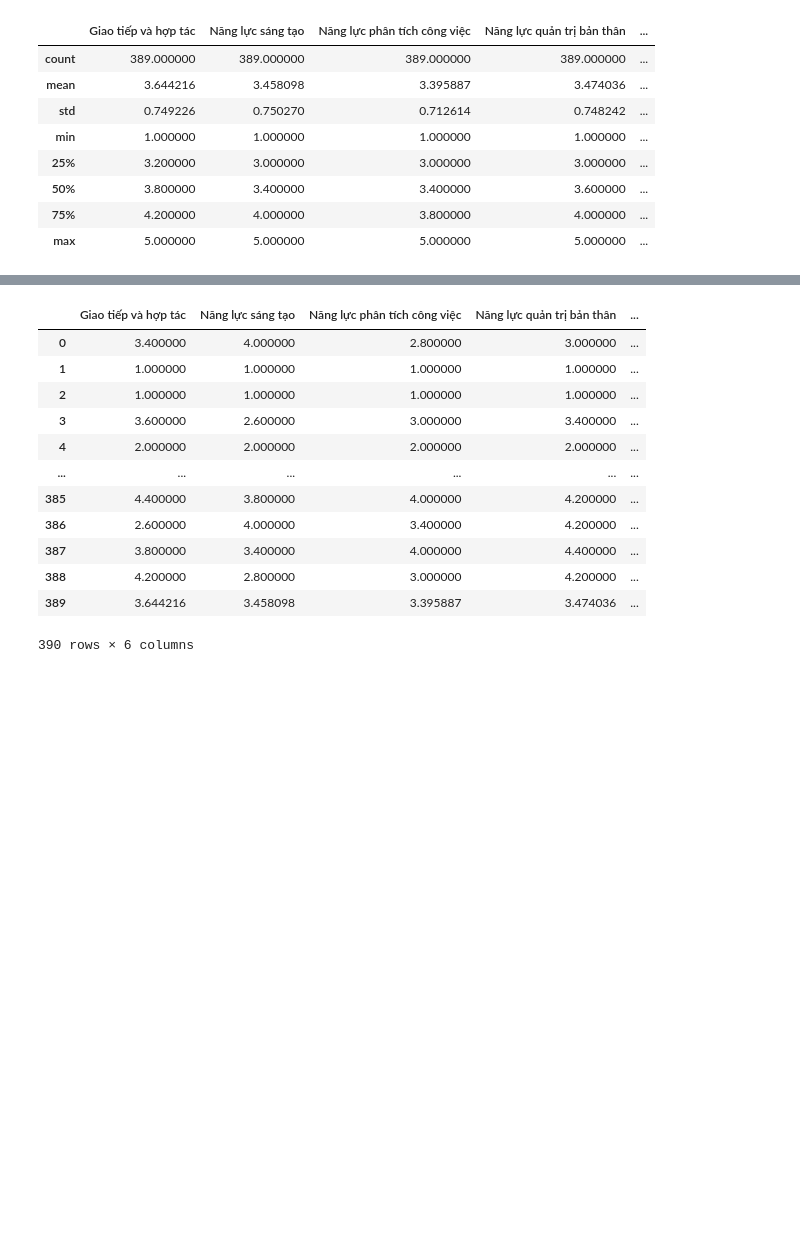
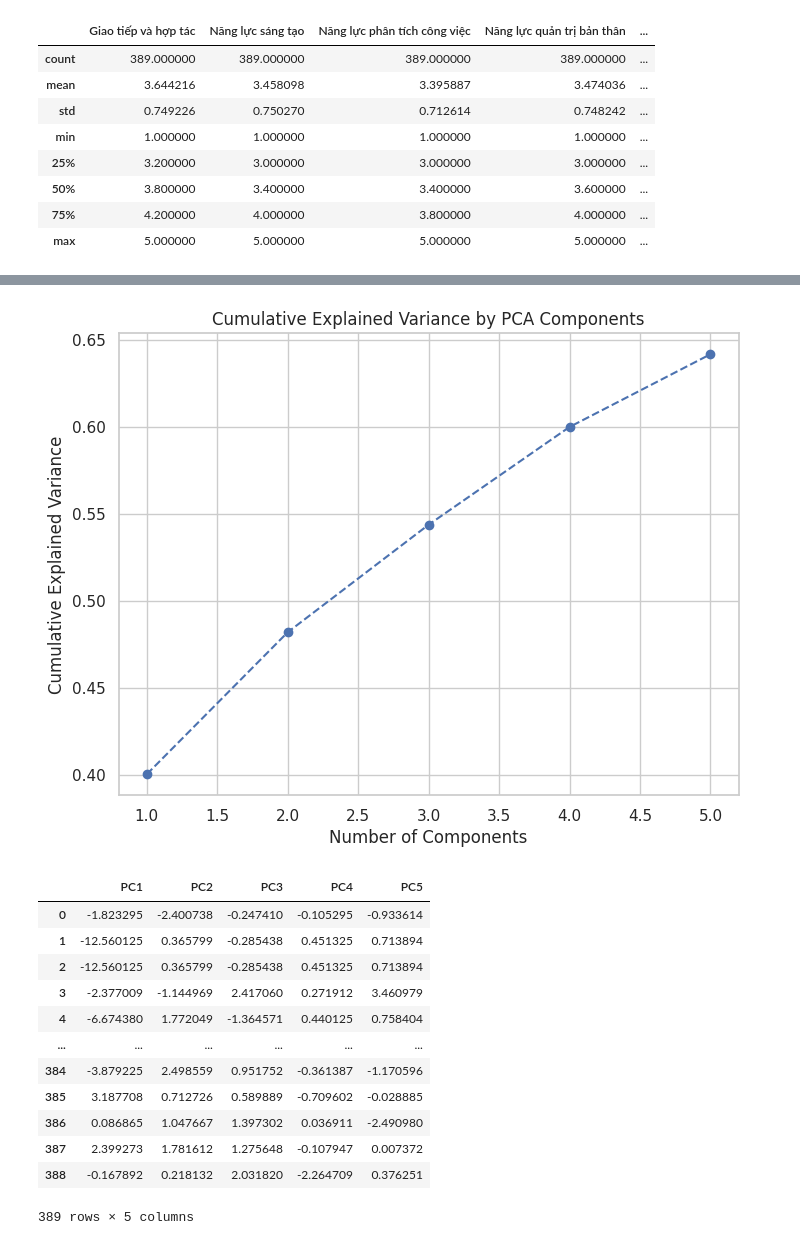
Before and after one commit to dungca1512/process_data_nckh, a Jupyter notebook: process_data.ipynb, the cells around one changed output, grey strips where cells are left out. Saved outputs shown, nothing was run; the diff lists cells and outputs as text; code cells hidden in the pictures; blank space fills up the shorter version.

```diff
--- a/process_data.ipynb
+++ b/process_data.ipynb
@@ -178,16 +203,56 @@ get_radar_chart(df4)
-# %%
-df4
-# %% [output]
-|  | Giao tiếp và hợp tác | Năng lực sáng tạo | Năng lực phân tích công việc | Năng lực quản trị bản thân | ... |
-| 0 | 3.400000 | 4.000000 | 2.800000 | 3.000000 | ... |
-| 1 | 1.000000 | 1.000000 | 1.000000 | 1.000000 | ... |
-| 2 | 1.000000 | 1.000000 | 1.000000 | 1.000000 | ... |
-| 3 | 3.600000 | 2.600000 | 3.000000 | 3.400000 | ... |
-| 4 | 2.000000 | 2.000000 | 2.000000 | 2.000000 | ... |
-| ... | ... | ... | ... | ... | ... |
-| 385 | 4.400000 | 3.800000 | 4.000000 | 4.200000 | ... |
-| 386 | 2.600000 | 4.000000 | 3.400000 | 4.200000 | ... |
-| 387 | 3.800000 | 3.400000 | 4.000000 | 4.400000 | ... |
-| 388 | 4.200000 | 2.800000 | 3.000000 | 4.200000 | ... |
-| 389 | 3.644216 | 3.458098 | 3.395887 | 3.474036 | ... |
-390 rows × 6 columns
+# %%
+from sklearn.decomposition import PCA
+from sklearn.preprocessing import StandardScaler
+import matplotlib.pyplot as plt
+import pandas as pd
+
+def reduce_dimensions_with_pca(df, n_components=5):
+    """
+    Reduce the dimensionality of the data using PCA (Principal Component Analysis).
+
+    Parameters:
+    - df (pandas.DataFrame): The input data to be reduced in dimensionality.
+    - n_components (int): The number of principal components to retain after reduction.
+
+    Returns:
+    - df_pca (pandas.DataFrame): The data after dimensionality reduction.
+    - pca (PCA object): The PCA object for further inspection if needed.
+    """
+    # Standardize the data
+    scaler = StandardScaler()
+    df_scaled = scaler.fit_transform(df.select_dtypes(include=[np.number]))
+
+    # Perform PCA
+    pca = PCA(n_components=n_components)
+    df_pca = pca.fit_transform(df_scaled)
+
+    # Plot the cumulative explained variance by PCA components
+    plt.figure(figsize=(8, 6))
+    plt.plot(range(1, n_components + 1), pca.explained_variance_ratio_.cumsum(), marker='o', linestyle='--')
+    plt.title('Cumulative Explained Variance by PCA Components')
+    plt.xlabel('Number of Components')
+    plt.ylabel('Cumulative Explained Variance')
+    plt.show()
+
+    # Create a DataFrame from the PCA results
+    df_pca = pd.DataFrame(df_pca, columns=[f'PC{i}' for i in range(1, n_components + 1)])
+
+    return df_pca, pca
+# %%
+df_pca, pca_model = reduce_dimensions_with_pca(df3,  n_components=5)
+df_pca
+# %% [output]
+[figure, added]
+|  | PC1 | PC2 | PC3 | PC4 | PC5 |
+| 0 | -1.823295 | -2.400738 | -0.247410 | -0.105295 | -0.933614 |
+| 1 | -12.560125 | 0.365799 | -0.285438 | 0.451325 | 0.713894 |
+| 2 | -12.560125 | 0.365799 | -0.285438 | 0.451325 | 0.713894 |
+| 3 | -2.377009 | -1.144969 | 2.417060 | 0.271912 | 3.460979 |
+| 4 | -6.674380 | 1.772049 | -1.364571 | 0.440125 | 0.758404 |
+| ... | ... | ... | ... | ... | ... |
+| 384 | -3.879225 | 2.498559 | 0.951752 | -0.361387 | -1.170596 |
+| 385 | 3.187708 | 0.712726 | 0.589889 | -0.709602 | -0.028885 |
+| 386 | 0.086865 | 1.047667 | 1.397302 | 0.036911 | -2.490980 |
+| 387 | 2.399273 | 1.781612 | 1.275648 | -0.107947 | 0.007372 |
+| 388 | -0.167892 | 0.218132 | 2.031820 | -2.264709 | 0.376251 |
+389 rows × 5 columns
```
Also changed, not shown: parts of 21 cells of this notebook, 3 other files.
